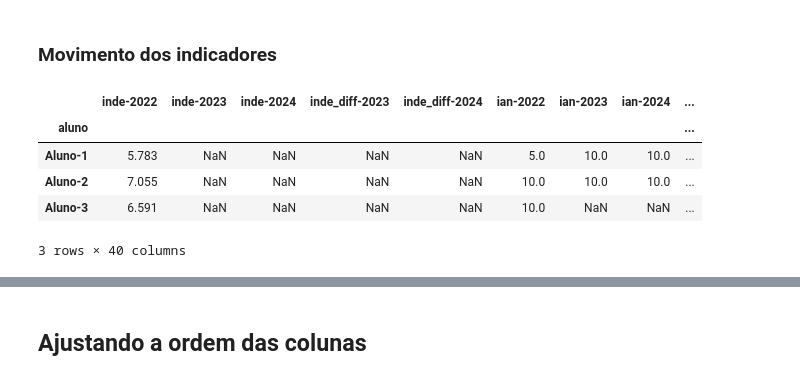
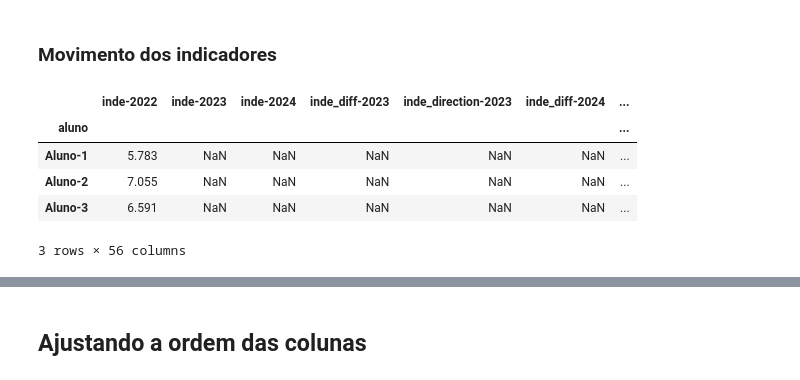
Before and after one commit to victoria-menezes/fiap-data-analytics-DATATHON, a Jupyter notebook: notebook.ipynb, the cells around one changed output, grey strips where cells are left out. Drawn from its saved outputs; the diff is of its cells as text; code cells hidden in the pictures.

```diff
--- a/notebook.ipynb
+++ b/notebook.ipynb
@@ -2142,19 +2143,33 @@ exclude_zero = [
 # %%
 ind_movement = pd.DataFrame()
 
+years = [2023, 2024]
+
 for ind in indicators:
-    for col in get_column_across_years(ind):
-        ind_movement[col] = df[col]
-    ind_movement[f'{ind}_diff-2023'] = ind_movement[f'{ind}-2023'] - ind_movement[f'{ind}-2022']
-    ind_movement[f'{ind}_diff-2024'] = ind_movement[f'{ind}-2024'] - ind_movement[f'{ind}-2023']
+	for col in get_column_across_years(ind):
+		ind_movement[col] = df[col]
+
+	for year in years:
+		col_mov = f'{ind}_diff-{year}'
+		ind_movement[col_mov] = ind_movement[f'{ind}-{year}'] - ind_movement[f'{ind}-{year - 1}']
+		positive = ind_movement[col_mov] > 0
+		negative = ind_movement[col_mov] < 0
+
+		is_na = ind_movement[f'{ind}_diff-{year}'].isna()
+
+		col_dir = f'{ind}_direction-{year}'
+		ind_movement[col_dir] = 0
+		ind_movement.loc[is_na, col_dir] = np.nan
+		ind_movement.loc[positive, col_dir] = 1
+		ind_movement.loc[negative, col_dir] = -1
 
 ind_movement.head(3)
 # %% [output]
-|  | inde-2022 | inde-2023 | inde-2024 | inde_diff-2023 | inde_diff-2024 | ian-2022 | ian-2023 | ian-2024 | ... |
-| aluno |  |  |  |  |  |  |  |  | ... |
-| Aluno-1 | 5.783 | NaN | NaN | NaN | NaN | 5.0 | 10.0 | 10.0 | ... |
-| Aluno-2 | 7.055 | NaN | NaN | NaN | NaN | 10.0 | 10.0 | 10.0 | ... |
-| Aluno-3 | 6.591 | NaN | NaN | NaN | NaN | 10.0 | NaN | NaN | ... |
+|  | inde-2022 | inde-2023 | inde-2024 | inde_diff-2023 | inde_direction-2023 | inde_diff-2024 | ... |
+| aluno |  |  |  |  |  |  | ... |
+| Aluno-1 | 5.783 | NaN | NaN | NaN | NaN | NaN | ... |
+| Aluno-2 | 7.055 | NaN | NaN | NaN | NaN | NaN | ... |
+| Aluno-3 | 6.591 | NaN | NaN | NaN | NaN | NaN | ... |
-3 rows × 40 columns
+3 rows × 56 columns
 # %%
 for col in exclude_zero:
```
Also changed, not shown: parts of 27 cells of this notebook.
